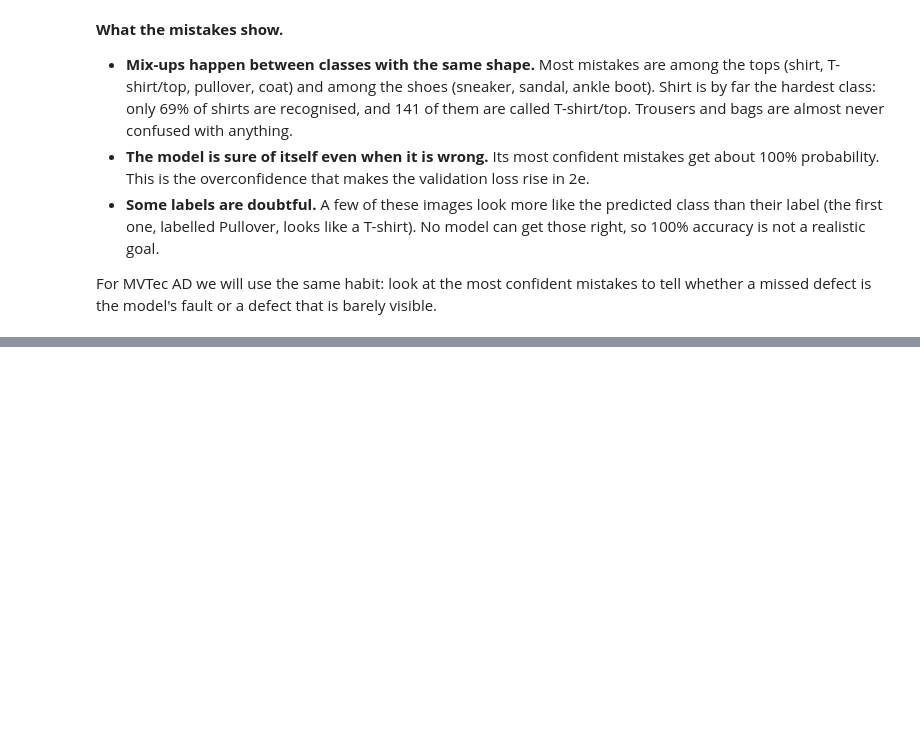
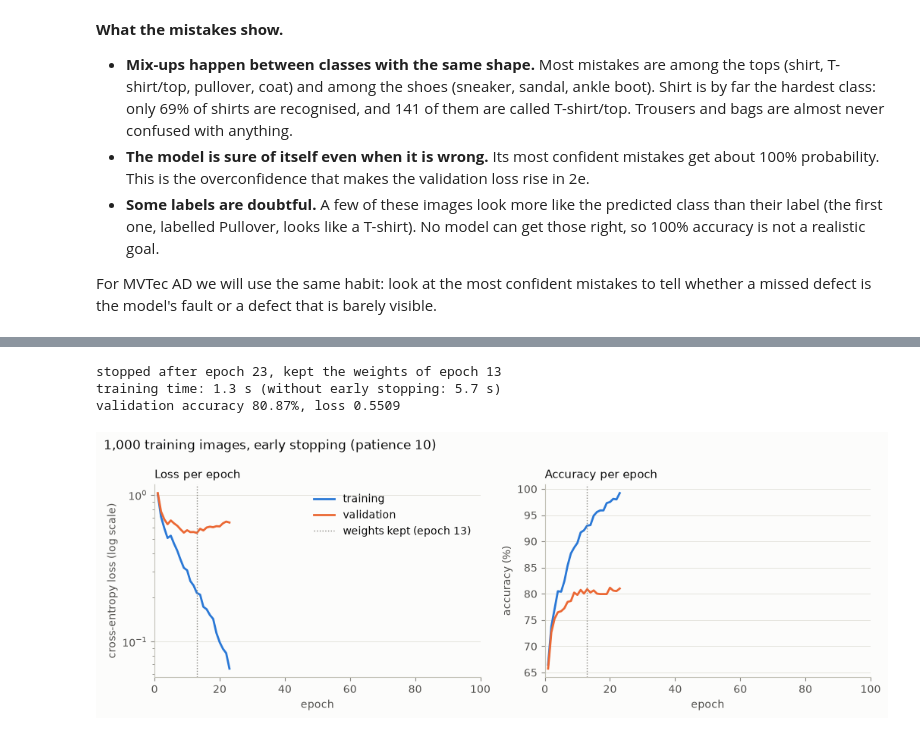
Before and after one commit to Freddyx94/industrial-anomaly-detection, a Jupyter notebook: notebooks/01_fundamentals.ipynb, the cells around one changed output, grey strips where cells are left out. Saved outputs shown, nothing was run; the diff lists cells and outputs as text; code cells hidden in the pictures; blank space fills up the shorter version.

```diff
--- a/notebooks/01_fundamentals.ipynb
+++ b/notebooks/01_fundamentals.ipynb
@@ -779,0 +961,16 @@ missed defect is the model's fault or a defect that is barely visible.
+# %%
+PATIENCE_SMALL = 10
+es_history, es_model, es_summary = run("early stopping", FullyConnected, X_small, y_small,
+                                       SMALL_EPOCHS, patience=PATIENCE_SMALL)
+small_data_results.append(es_summary)
+
+print(f"stopped after epoch {es_summary['epochs_trained']}, kept the weights of epoch {es_summary['epoch_used']}")
+print(f"training time: {es_summary['seconds']:.1f} s (without early stopping: {plain_summary['seconds']:.1f} s)")
+print(f"validation accuracy {es_summary['val_accuracy']:.2%}, loss {es_summary['val_loss']:.4f}")
+plot_history(es_history, "1,000 training images, early stopping (patience 10)",
+             used_epoch=es_summary["epoch_used"], max_epoch=SMALL_EPOCHS)
+# %% [output]
+stopped after epoch 23, kept the weights of epoch 13
+training time: 1.3 s (without early stopping: 5.7 s)
+validation accuracy 80.87%, loss 0.5509
+[figure, added]
```
Also changed, not shown: parts of 72 cells of this notebook, 10 other files.
